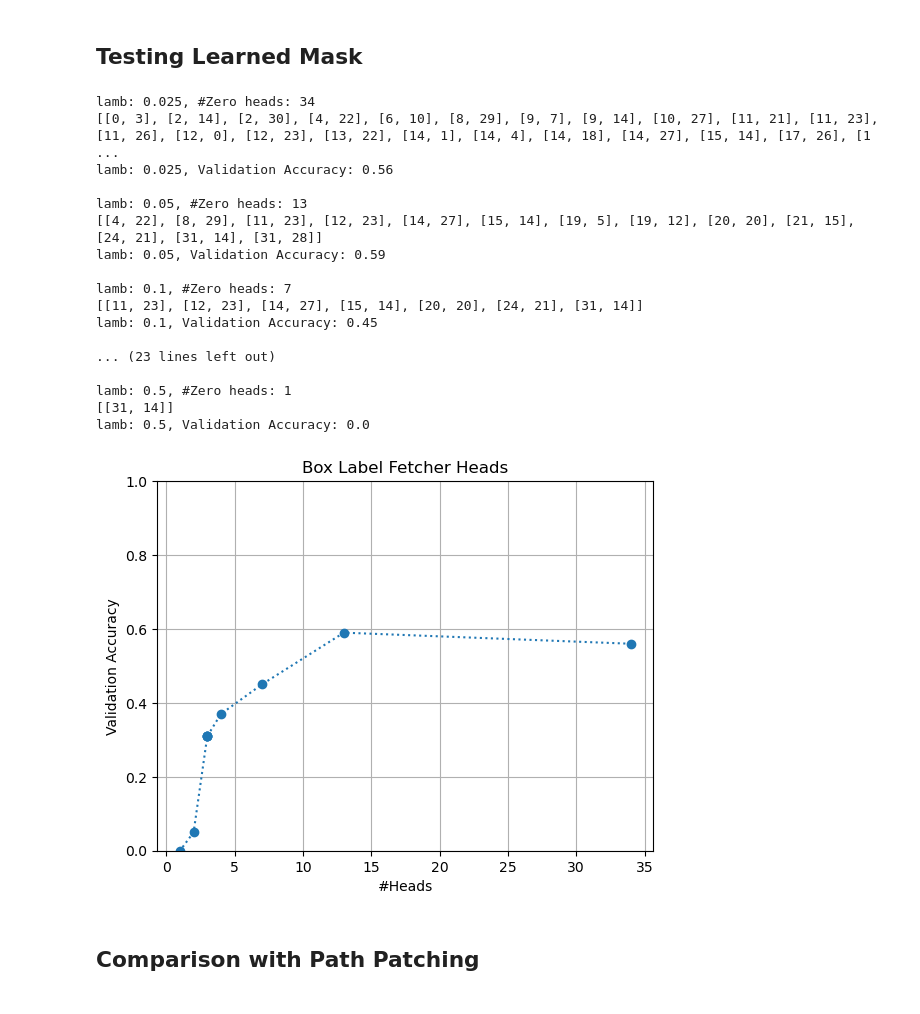
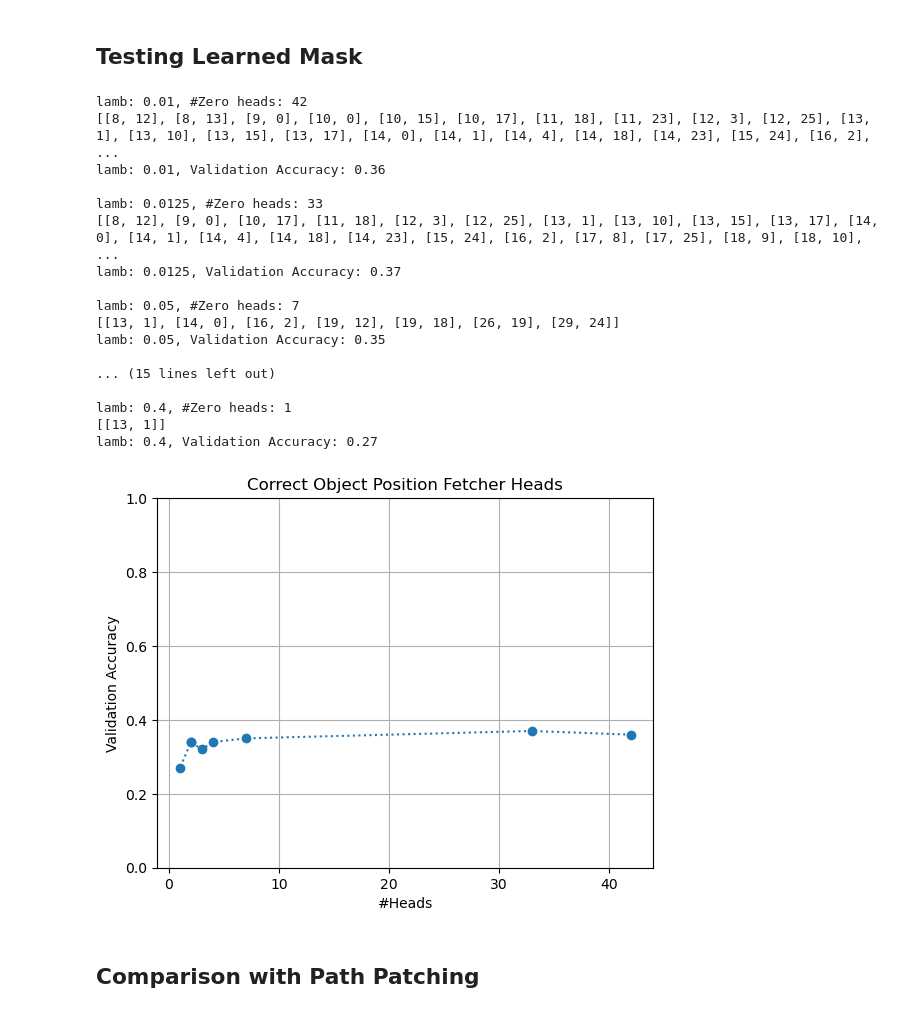
Before and after one commit to Nix07/finetuning, a Jupyter notebook: DCM.ipynb, the cells around one changed output. Drawn from its saved outputs; the diff is of its cells as text; code cells hidden in the pictures.

Commit message:
Box label value and correct object position fetcher heads

```diff
--- a/DCM.ipynb
+++ b/DCM.ipynb
@@ -113,7 +113,7 @@ def load_data(raw_data, batch_size):
 data_file_path = "./box_datasets/no_instructions/original/Random/3/train.jsonl"
 object_file_path = "./box_datasets/objects_with_bnc_frequency.csv"
 
-raw_data = box_label_value_fetcher_desiderata(
+raw_data = correct_object_position_fetcher_desiderata(
     tokenizer=tokenizer,
     num_samples=500,
     data_file=data_file_path,
@@ -352,7 +352,7 @@ for lamb in [0.025]:
                 torch.cuda.empty_cache()
         print(f"lamb: {lamb}, Validation Accuracy: {correct / total}")
 
-    torch.save(mask[lamb].data, f"./masks/forward/last_pos/box_value_fetcher/{lamb}")
+    torch.save(mask[lamb].data, f"./masks/forward/last_pos/box_label_value_fetcher/{lamb}")
 # %% [output]
 epoch: 0, bi: 0, Loss: -11.059432029724121, Target logits: 11.059432029724121
 epoch: 0, bi: 1, Loss: -10.505151748657227, Target logits: 10.637651443481445
@@ -414,7 +404,7 @@ for di, desid_eval in enumerate(desiderata_eval):
         del trace
         torch.cuda.empty_cache()
 # %%
-path = './masks/forward/last_pos/box_label_value_fetcher/'
+path = './masks/forward/last_pos/object_position_fetcher/'
 masks = sorted([float(mask) for mask in os.listdir(path) if '.png' not in mask])
 rel_pos = 0
 
@@ -459,36 +449,36 @@ for lamb in masks:
         valid_acc.append(correct / total)
         print(f"lamb: {lamb}, Validation Accuracy: {correct / total}\n")
 # %% [output]
-lamb: 0.025, #Zero heads: 34
-[[0, 3], [2, 14], [2, 30], [4, 22], [6, 10], [8, 29], [9, 7], [9, 14], [10, 27], [11, 21], [11, 23], [11, 26], [12, 0], [12, 23], [13, 22], [14, 1], [14, 4], [14, 18], [14, 27], [15, 14], [17, 26], [1 ...
-lamb: 0.025, Validation Accuracy: 0.56
+lamb: 0.01, #Zero heads: 42
+[[8, 12], [8, 13], [9, 0], [10, 0], [10, 15], [10, 17], [11, 18], [11, 23], [12, 3], [12, 25], [13, 1], [13, 10], [13, 15], [13, 17], [14, 0], [14, 1], [14, 4], [14, 18], [14, 23], [15, 24], [16, 2],  ...
+lamb: 0.01, Validation Accuracy: 0.36
 
-lamb: 0.05, #Zero heads: 13
-[[4, 22], [8, 29], [11, 23], [12, 23], [14, 27], [15, 14], [19, 5], [19, 12], [20, 20], [21, 15], [24, 21], [31, 14], [31, 28]]
-lamb: 0.05, Validation Accuracy: 0.59
+lamb: 0.0125, #Zero heads: 33
+[[8, 12], [9, 0], [10, 17], [11, 18], [12, 3], [12, 25], [13, 1], [13, 10], [13, 15], [13, 17], [14, 0], [14, 1], [14, 4], [14, 18], [14, 23], [15, 24], [16, 2], [17, 8], [17, 25], [18, 9], [18, 10],  ...
+lamb: 0.0125, Validation Accuracy: 0.37
 
-lamb: 0.1, #Zero heads: 7
-[[11, 23], [12, 23], [14, 27], [15, 14], [20, 20], [24, 21], [31, 14]]
-lamb: 0.1, Validation Accuracy: 0.45
+lamb: 0.05, #Zero heads: 7
+[[13, 1], [14, 0], [16, 2], [19, 12], [19, 18], [26, 19], [29, 24]]
+lamb: 0.05, Validation Accuracy: 0.35
 
-... (23 lines left out)
+... (15 lines left out)
 
-lamb: 0.5, #Zero heads: 1
-[[31, 14]]
-lamb: 0.5, Validation Accuracy: 0.0
+lamb: 0.4, #Zero heads: 1
+[[13, 1]]
+lamb: 0.4, Validation Accuracy: 0.27
 # %%
 # Plot valid_acc vs num_heads
 
 plt.plot(num_heads, valid_acc, "o:")
 plt.xlabel("#Heads")
 plt.ylabel("Validation Accuracy")
-plt.title("Box Label Fetcher Heads")
+plt.title("Correct Object Position Fetcher Heads")
 plt.ylim(0, 1)
 plt.grid()
 
 plt.show()
 # %% [output]
-[figure, old version]
+[figure, new version]
 # %% [markdown]
 ## Comparison with Path Patching
 # %%
```
Also changed, not shown: parts of 4 cells of this notebook, 20 other files.
